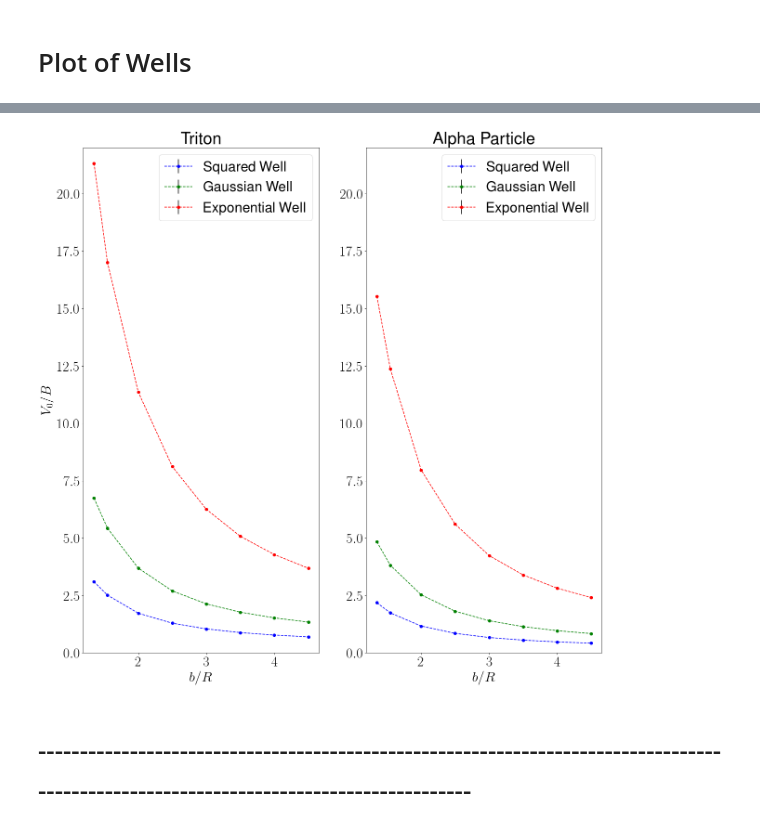
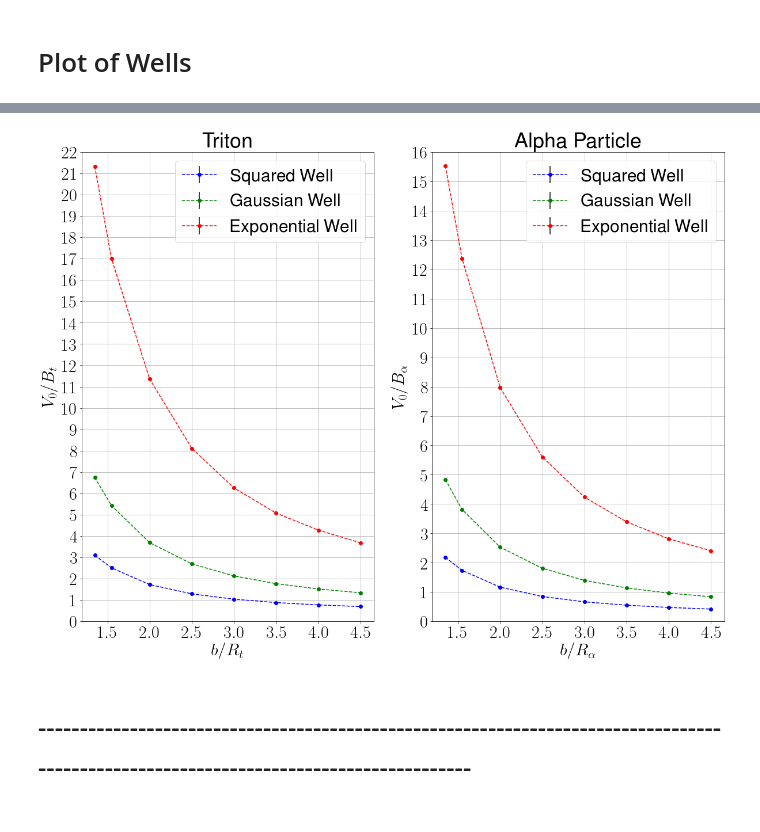
Before and after one commit to pedro-95/few-body, a Jupyter notebook: few_body_2_analysis.ipynb, the cells around one changed output, grey strips where cells are left out. Drawn from its saved outputs; the diff is of its cells as text; code cells hidden in the pictures.

```diff
--- a/few_body_2_analysis.ipynb
+++ b/few_body_2_analysis.ipynb
@@ -423,33 +426,39 @@ plt.show()
 [figure]
 # %%
 plt.rcParams.update({'font.size': 30})
-fig = plt.figure(figsize=(20,20))
+fig = plt.figure(figsize=(20,15))
 
 ax1 = plt.subplot (1,2,1)
 plt.title("Triton")
-plt.xlabel(r"$b/R$")
-plt.ylabel(r"$V_{0} / B$")
+plt.xlabel(r"$b/R_t$")
+plt.ylabel(r"$V_{0} / B_t$")
+plt.yticks(np.arange(0., max(landa_trit_exponential_mean)+1., 1.0))
+plt.xticks(np.arange(1, max(b)+1, 0.5))
 plt.ylim(0, 22)
 ax1.errorbar(b , landa_trit_squared_mean , yerr=landa_trit_squared_error, fmt="bo--", ecolor = "k" , label = "Squared Well")
 ax1.errorbar(b , landa_trit_gaussian_mean , yerr=landa_trit_gaussian_error, fmt="go--" ,ecolor = "k",  label = "Gaussian Well")
 ax1.errorbar(b , landa_trit_exponential_mean , yerr=landa_trit_exponential_error, fmt="ro--" ,ecolor = "k", label = "Exponential Well")
+plt.grid(True)
 plt.legend()
 
 
 ax2 = plt.subplot (1,2,2)
 plt.title("Alpha Particle")
-plt.xlabel(r"$b/R$")
-#plt.ylabel(r"$V_{0} / B$")
-plt.ylim(0, 22)
+plt.xlabel(r"$b/R_{\alpha}$")
+plt.ylabel(r"$V_{0} / B_{\alpha}$")
+plt.ylim(0, 16)
+plt.yticks(np.arange(0., max(landa_alph_exponential_mean)+1., 1.0))
+plt.xticks(np.arange(1, max(b)+1, 0.5))
 ax2.errorbar(b , landa_alph_squared_mean , yerr=landa_alph_squared_error, fmt="bo--", ecolor = "k" , label = "Squared Well")
 ax2.errorbar(b , landa_alph_gaussian_mean , yerr=landa_alph_gaussian_error, fmt="go--" ,ecolor = "k",  label = "Gaussian Well")
 ax2.errorbar(b , landa_alph_exponential_mean , yerr=landa_alph_exponential_error, fmt="ro--" ,ecolor = "k", label = "Exponential Well")
+plt.grid(True)
 plt.legend()
 
 plt.savefig("plots/All.pdf", bbox_inches="tight")
 plt.show()
 # %% [output]
-[figure, old version]
+[figure, new version]
 # %% [markdown]
 # --------------------------------------------------------------------------------------------------------------------------------------
 # %%
```
Also changed, not shown: parts of 28 cells of this notebook, 17 other files.
